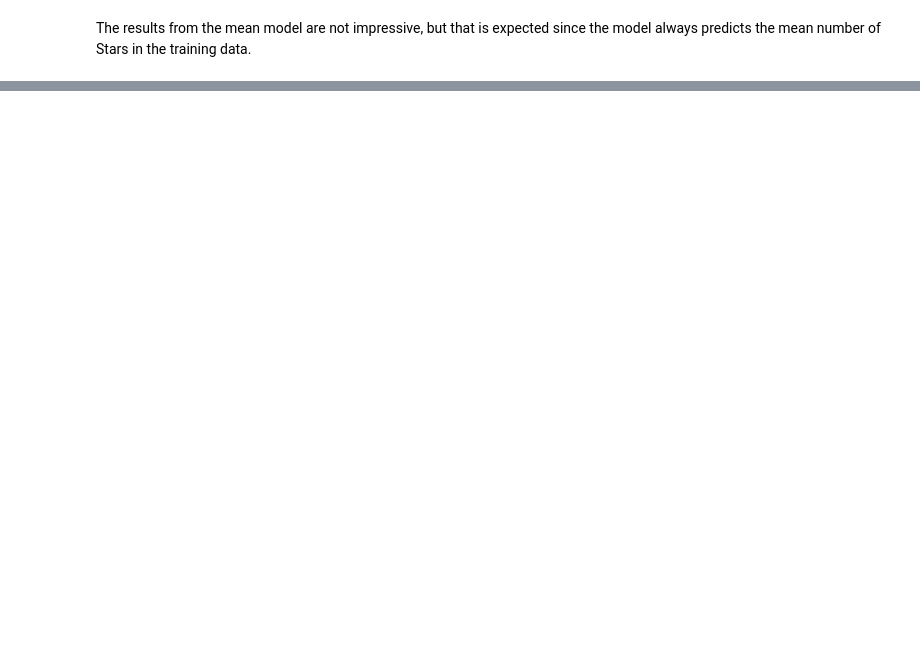
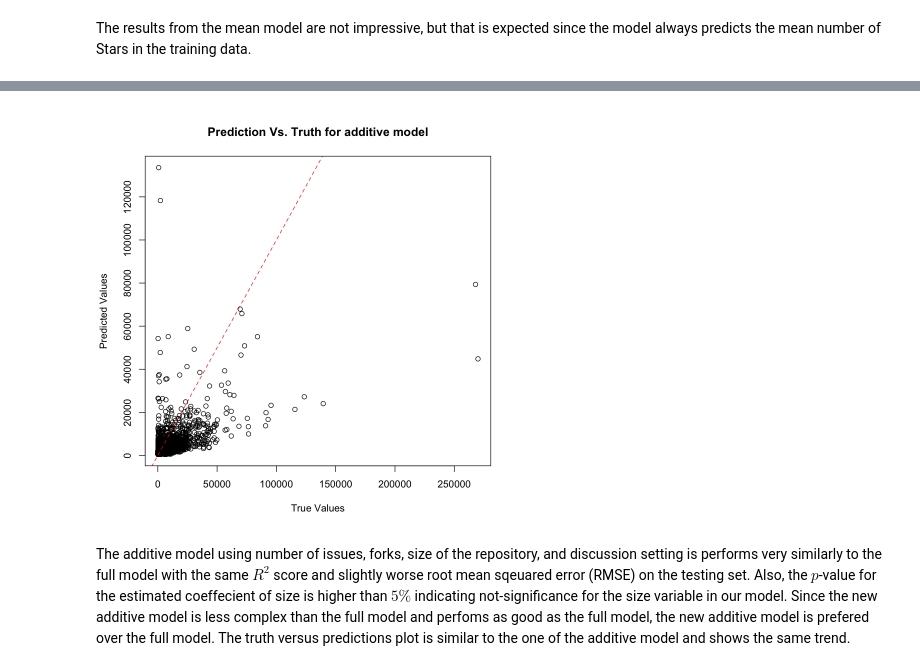
Before and after one commit to loayalabri/GitHubReposAnalysis, a Jupyter notebook: Final_Report.ipynb, the cells around one changed output, grey strips where cells are left out. Drawn from its saved outputs; the diff is of its cells as text; code cells hidden in the pictures; blank space fills up the shorter version.

```diff
--- a/Final_Report.ipynb
+++ b/Final_Report.ipynb
@@ -156,0 +160,4 @@ The full model significantly outperforms the mean model, achieving an $R^2$ scor
+# %%
+model_add <- lm(Stars ~ Issues + Forks + Size + Has.Discussions, data = git_tr)
+model_add_summary <- summary(model_add)
+model_add_summary %>% tidy() %>% mutate_if(is.numeric, round, 2)
@@ -156,0 +186,9 @@ The full model significantly outperforms the mean model, achieving an $R^2$ scor
+# %%
+full_preds <- predict(model_add, newdata = git_te, type = "response")
+plot(git_te$Stars, full_preds, main = "Prediction Vs. Truth for additive model",
+    xlab = "True Values", ylab = "Predicted Values")
+abline(a = 0, b = 1, col = "red",lty = 2)
+# %% [output]
+[figure, added]
+# %% [markdown]
+The additive model using number of issues, forks, size of the repository, and discussion setting is performs very similarly to the full model with the same $R^2$ score and slightly worse root mean sqeuared error (RMSE) on the testing set. Also, the $p$-value for the estimated coeffecient of size is higher than $5\%$ indicating not-significance for the size variable in our model. Since the new additive model is less complex than the full model and perfoms as good as the full model, the new additive model is prefered over the full model. The truth versus predictions plot is similar to the one of the additive model and shows the same trend.
```
Also changed, not shown: parts of 21 cells of this notebook.
